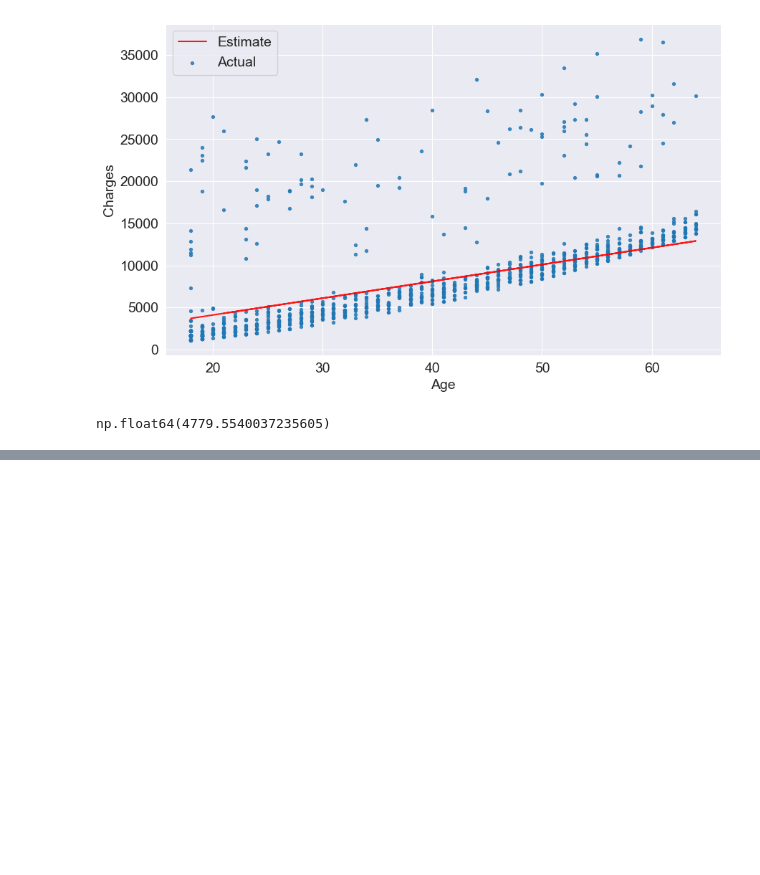
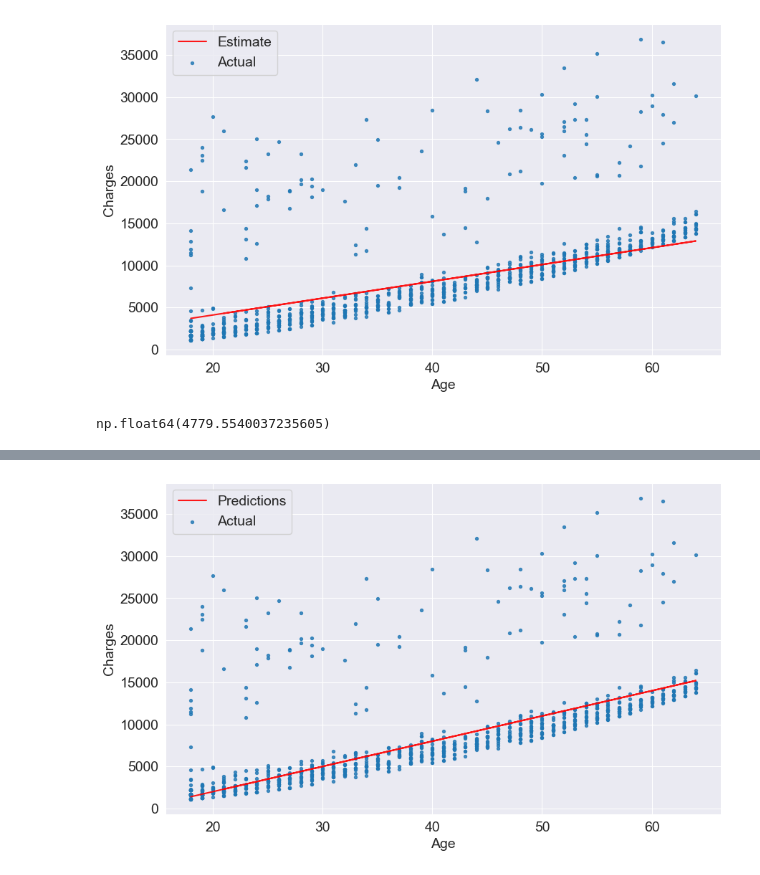
Before and after one commit to fatimazafarrizvi/Machine-Learning, a Jupyter notebook: medical.ipynb, the cells around one changed output, grey strips where cells are left out. Cells and saved outputs as stored; diff of their text form; code cells hidden in the pictures; blank space fills up the shorter version.

```diff
--- a/medical.ipynb
+++ b/medical.ipynb
@@ -487,0 +512,3 @@ np.float64(4779.5540037235605)
+# %%
+try_parameters1(300,-4000)
+# %% [output]
@@ -487,0 +516 @@ np.float64(4779.5540037235605)
+[figure, added]
```
Also changed, not shown: parts of 39 cells of this notebook.
